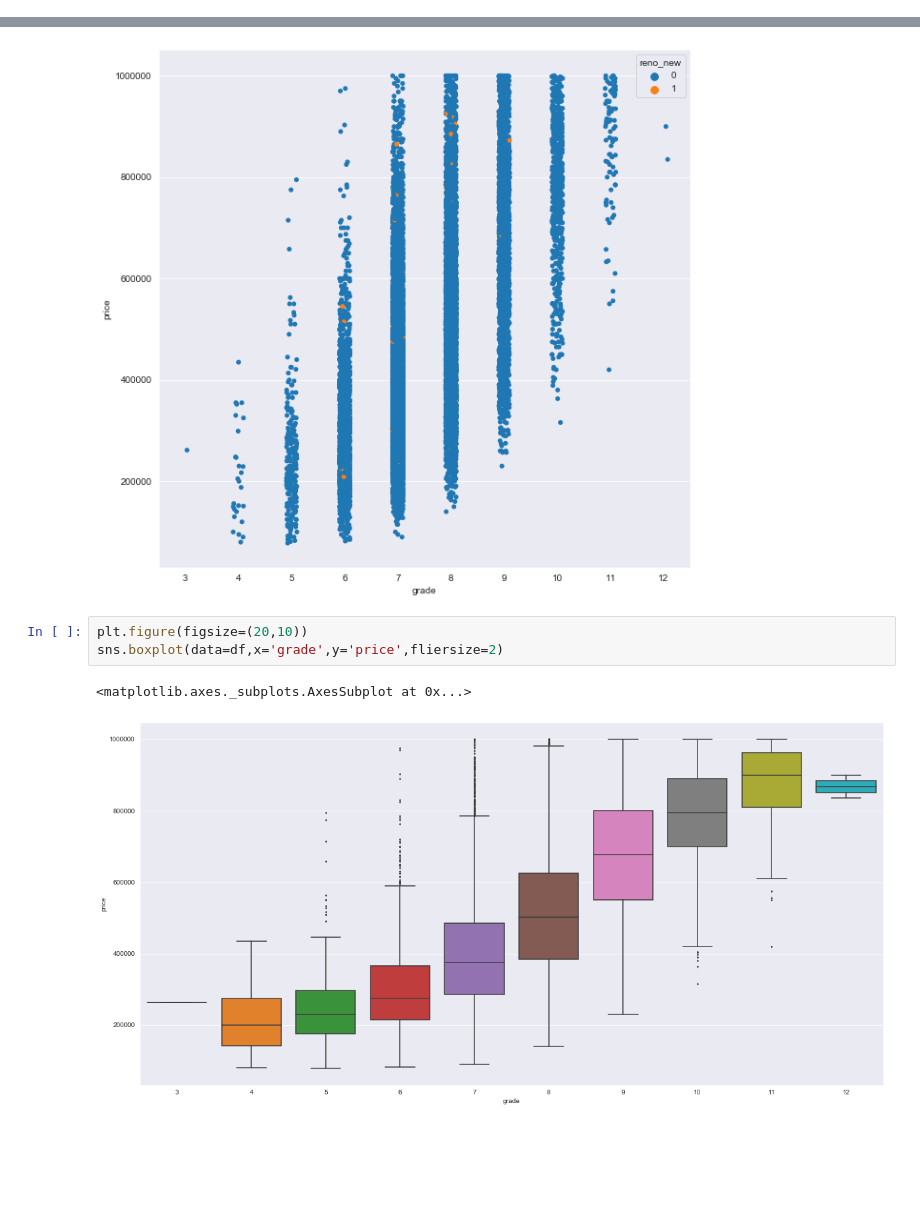
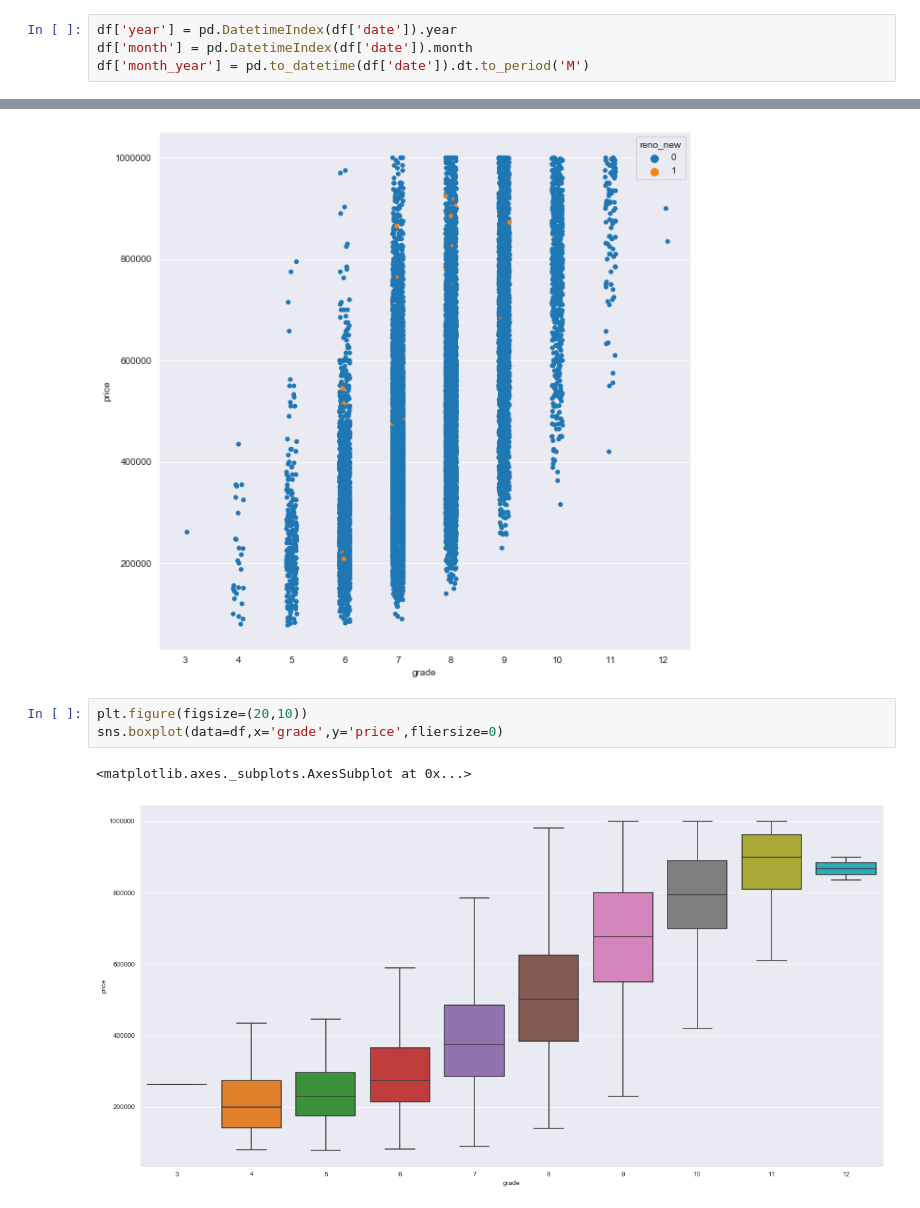
Before and after one commit to will4865/Predicting-Real-Estate-Prices, a Jupyter notebook: Untitled.ipynb, the cells around one changed output, grey strips where cells are left out. Saved outputs shown, nothing was run; the diff lists cells and outputs as text; blank space fills up the shorter version.

```diff
--- a/Untitled.ipynb
+++ b/Untitled.ipynb
@@ -168,6 +168,10 @@ df['bed_bath_mult']=df['bedrooms']*df['bathrooms']
 df['has_basement'] = [1 if x > 0.0 else 0 for x in df['sqft_basement']]
 # %%
 df['reno_new'] = [1 if x >= 2010 else 0 for x in df['yr_renovated']]
+# %%
+df['year'] = pd.DatetimeIndex(df['date']).year
+df['month'] = pd.DatetimeIndex(df['date']).month
+df['month_year'] = pd.to_datetime(df['date']).dt.to_period('M')
 # %%
 df.head(2)
 # %% [output]
@@ -1201,7 +1205,7 @@ sns.stripplot(x='grade',y='price',data=df,hue='reno_new')
 [figure]
 # %%
 plt.figure(figsize=(20,10))
-sns.boxplot(data=df,x='grade',y='price',fliersize=2)
+sns.boxplot(data=df,x='grade',y='price',fliersize=0)
 # %% [output]
 <matplotlib.axes._subplots.AxesSubplot at 0x...>
-[figure, old version]
+[figure, new version]
```
Also changed, not shown: parts of 7 cells of this notebook, 1 other file.
